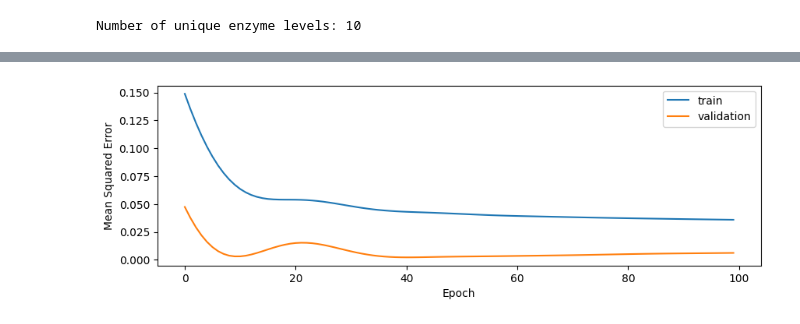
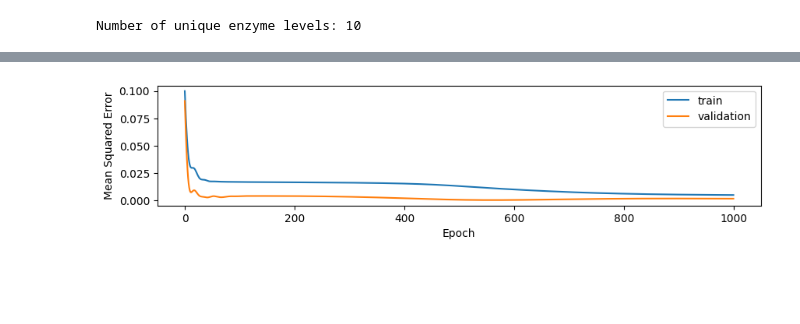
Before and after one commit to costasmexis/straindesignXAI, a Jupyter notebook: notebooks/miya_carotenod.ipynb, the cells around one changed output, grey strips where cells are left out. Drawn from its saved outputs; the diff is of its cells as text; code cells hidden in the pictures; blank space fills up the shorter version.

```diff
--- a/notebooks/miya_carotenod.ipynb
+++ b/notebooks/miya_carotenod.ipynb
@@ -33,6 +33,12 @@ def linlog_transformation(df: pd.DataFrame, columns: list) -> pd.DataFrame:
     log_data = np.log10(df[columns])
     scaled_data = 2 * (log_data - log_data.min()) / (log_data.max() - log_data.min()) - 1
     return scaled_data
+
+def target_normalization(df: pd.DataFrame, target: str, SCALE: float = 0.7) -> pd.DataFrame:
+    """ Normalize the target column """
+    df[target] = (df[target] - df[target].min()) / (df[target].max() - df[target].min())
+    df[target] = df[target] * SCALE
+    return df
 # %%
 df = data_to_df(FILE)
 comb_space = create_comb_space(df)
@@ -43,6 +49,8 @@ print(f'Number of unique enzyme levels: {len(ENZYME_LEVELS)}')
 df_scaled = linlog_transformation(df, ENZYMES).round(2)
 comb_space_scaled = linlog_transformation(comb_space, ENZYMES).round(2)
 
+df = target_normalization(df, 'prod')
+
 # From comb_space_scaled remove rows that are in df_scaled
 comb_space_scaled = comb_space_scaled[~comb_space_scaled.isin(df_scaled)].dropna()
 # %% [output]
@@ -52,8 +60,5 @@ Number of unique enzyme levels: 10
 X_train = df_scaled[ENZYMES].values
 y_train = df[TARGET].values.ravel()
 
-# Normalize the target
-y_train = (y_train - y_train.min()) / (y_train.max() - y_train.min())
-
 X_test = comb_space_scaled[ENZYMES].values
 # %% [markdown]
@@ -66,7 +71,7 @@ from keras.layers import Dense
 
 # Create the ANN model
 nn = Sequential()
-nn.add(Dense(2, input_dim=X_train.shape[1], activation=tf.math.log_sigmoid))
+nn.add(Dense(2, input_dim=X_train.shape[1], activation='sigmoid'))
 nn.add(Dense(1, activation='linear'))
 
 # Compile the model
@@ -74,5 +79,5 @@ optimizer = keras.optimizers.Adam(learning_rate=0.01)
 nn.compile(loss='mean_squared_error', optimizer=optimizer)
 
 # Train the model
-history = nn.fit(X_train, y_train, epochs=100, validation_split=0.1, verbose=1)
+history = nn.fit(X_train, y_train, epochs=1000, validation_split=0.1, verbose=1)
 # %% [output]
@@ -96,11 +110,11 @@ Epoch 100/100
 # %%
 # Plot the training history
-plt.figure(figsize=(10, 3))
+plt.figure(figsize=(10, 2))
 plt.plot(history.history['loss'], label='train')
 plt.plot(history.history['val_loss'], label='validation')
 plt.xlabel('Epoch')
 plt.ylabel('Mean Squared Error')
 plt.legend()
 plt.show()
 # %% [output]
-[figure, old version]
+[figure, new version]
```
Also changed, not shown: parts of 9 cells of this notebook, 1 other file.
